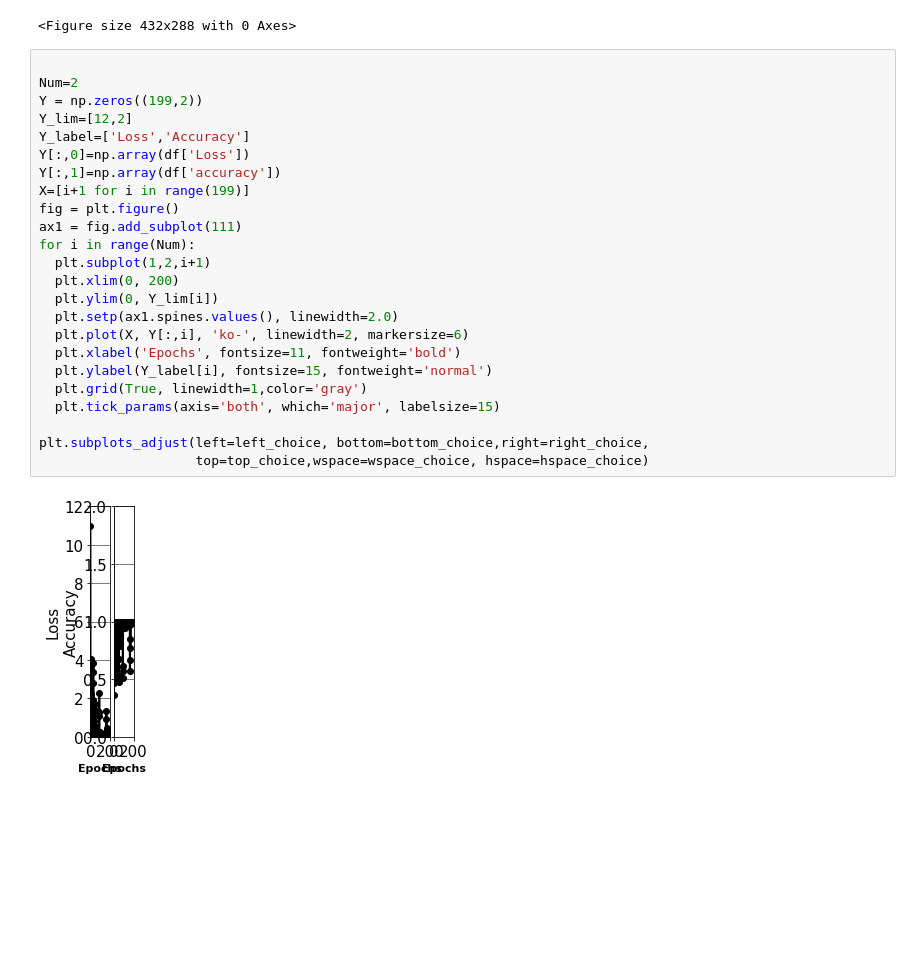
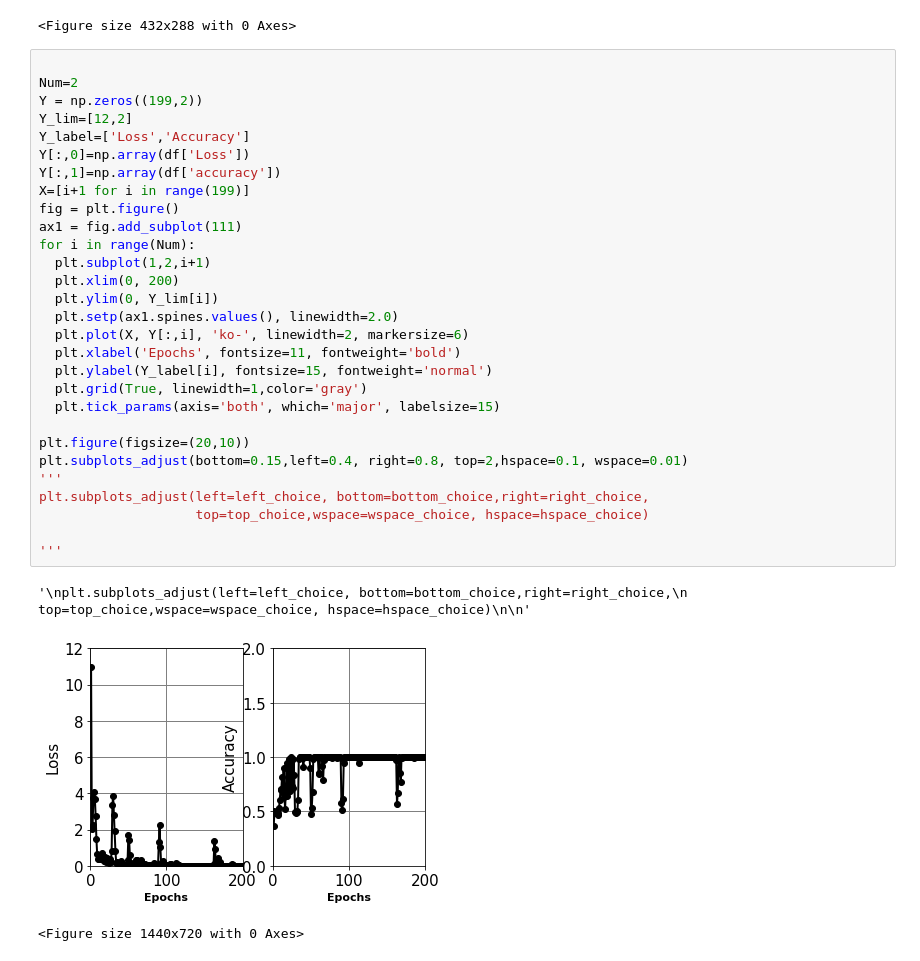
Before and after one commit to ucfilho/marquesgabi_paper_fev_2021, a Jupyter notebook: Graphic_Epochs_fev_09_2020.ipynb, the cells around one changed output. Saved outputs shown, nothing was run; the diff lists cells and outputs as text; blank space fills up the shorter version.

```diff
--- a/Graphic_Epochs_fev_09_2020.ipynb
+++ b/Graphic_Epochs_fev_09_2020.ipynb
@@ -68,29 +68,36 @@ plt.subplots_adjust(left=left_choice, bottom=bottom_choice,right=right_choice,
 # %%
 
 Num=2
 Y = np.zeros((199,2))
 Y_lim=[12,2]
 Y_label=['Loss','Accuracy']
 Y[:,0]=np.array(df['Loss'])
 Y[:,1]=np.array(df['accuracy'])
 X=[i+1 for i in range(199)]
 fig = plt.figure()
 ax1 = fig.add_subplot(111)
 for i in range(Num):
   plt.subplot(1,2,i+1)
   plt.xlim(0, 200)
   plt.ylim(0, Y_lim[i])
   plt.setp(ax1.spines.values(), linewidth=2.0)
   plt.plot(X, Y[:,i], 'ko-', linewidth=2, markersize=6)
   plt.xlabel('Epochs', fontsize=11, fontweight='bold')
   plt.ylabel(Y_label[i], fontsize=15, fontweight='normal')
   plt.grid(True, linewidth=1,color='gray')
   plt.tick_params(axis='both', which='major', labelsize=15)
 
+plt.figure(figsize=(20,10))
+plt.subplots_adjust(bottom=0.15,left=0.4, right=0.8, top=2,hspace=0.1, wspace=0.01)
+'''
 plt.subplots_adjust(left=left_choice, bottom=bottom_choice,right=right_choice,
                     top=top_choice,wspace=wspace_choice, hspace=hspace_choice)
+
+'''
 # %% [output]
+'\nplt.subplots_adjust(left=left_choice, bottom=bottom_choice,right=right_choice,\n                    top=top_choice,wspace=wspace_choice, hspace=hspace_choice)\n\n'
-[figure, old version]
+[figure, new version]
+<Figure size 1440x720 with 0 Axes>
 # %%
 Num=2
 Y = np.zeros((199,2))
```
Also changed, not shown: parts of 1 cell of this notebook.
